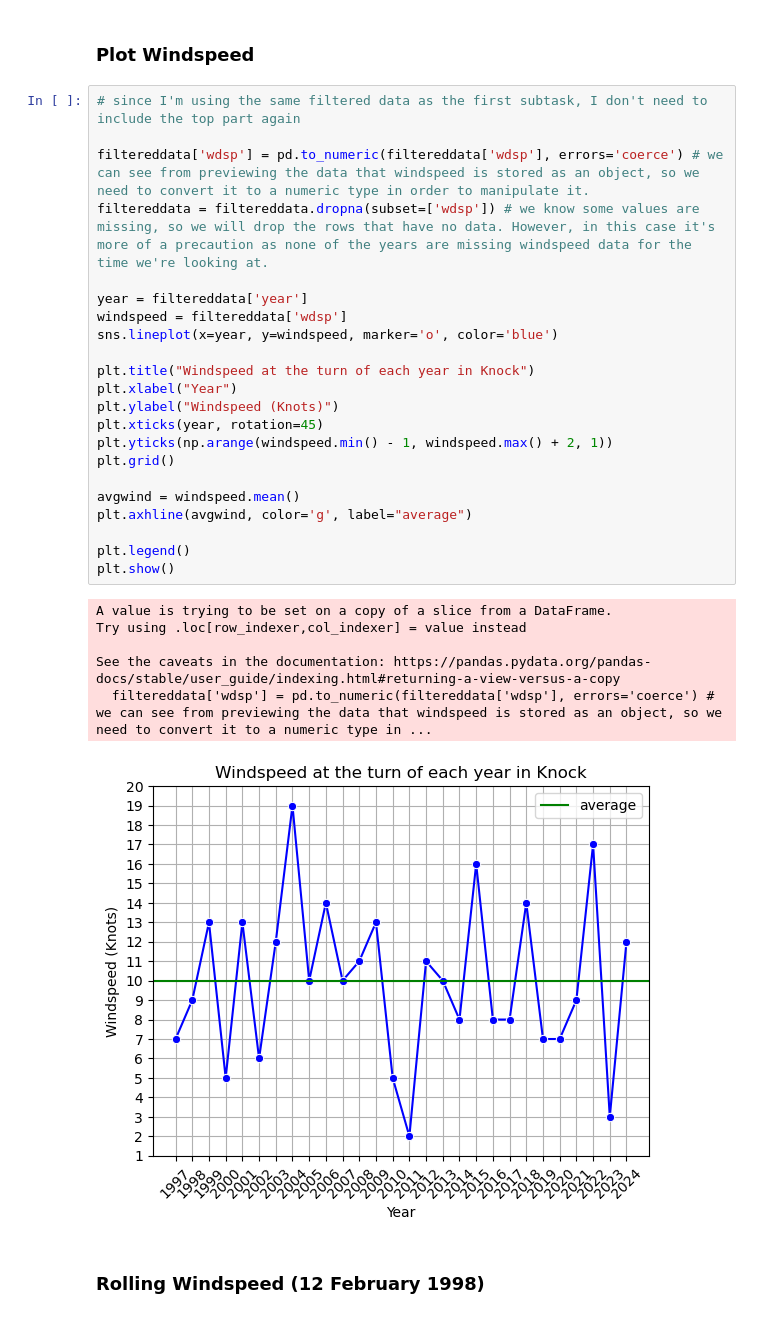
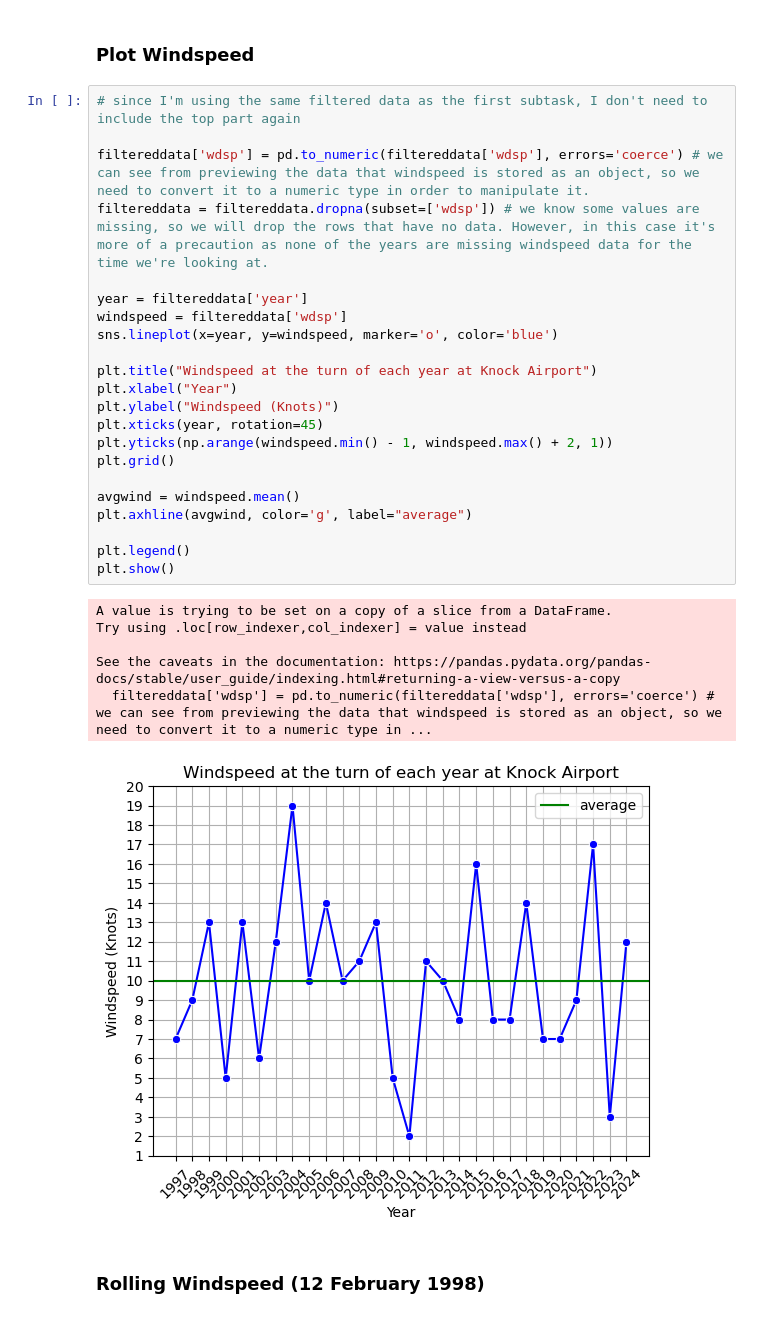
Before and after one commit to MylesHenehan/pfda, a Jupyter notebook: assignments/assignment_6_weather.ipynb, the cells around one changed output. Cells and saved outputs as stored; diff of their text form.

```diff
--- a/assignments/assignment_6_weather.ipynb
+++ b/assignments/assignment_6_weather.ipynb
@@ -154,32 +154,32 @@ Here I will aim to:
 # %%
 # since I'm using the same filtered data as the first subtask, I don't need to include the top part again
 
 filtereddata['wdsp'] = pd.to_numeric(filtereddata['wdsp'], errors='coerce') # we can see from previewing the data that windspeed is stored as an object, so we need to convert it to a numeric type in order to manipulate it.
 filtereddata = filtereddata.dropna(subset=['wdsp']) # we know some values are missing, so we will drop the rows that have no data. However, in this case it's more of a precaution as none of the years are missing windspeed data for the time we're looking at.
 
 year = filtereddata['year']
 windspeed = filtereddata['wdsp']
 sns.lineplot(x=year, y=windspeed, marker='o', color='blue')
 
-plt.title("Windspeed at the turn of each year in Knock")
+plt.title("Windspeed at the turn of each year at Knock Airport")
 plt.xlabel("Year")
 plt.ylabel("Windspeed (Knots)")
 plt.xticks(year, rotation=45)
 plt.yticks(np.arange(windspeed.min() - 1, windspeed.max() + 2, 1))
 plt.grid()
 
 avgwind = windspeed.mean()
 plt.axhline(avgwind, color='g', label="average")
 
 plt.legend()
 plt.show()
 # %% [output]
 A value is trying to be set on a copy of a slice from a DataFrame.
 Try using .loc[row_indexer,col_indexer] = value instead
 
 See the caveats in the documentation: https://pandas.pydata.org/pandas-docs/stable/user_guide/indexing.html#returning-a-view-versus-a-copy
   filtereddata['wdsp'] = pd.to_numeric(filtereddata['wdsp'], errors='coerce') # we can see from previewing the data that windspeed is stored as an object, so we need to convert it to a numeric type in ...
-[figure, old version]
+[figure, new version]
 # %% [markdown]
 ### Rolling Windspeed (12 February 1998)
 # %%
```
Also changed, not shown: parts of 12 cells of this notebook.
